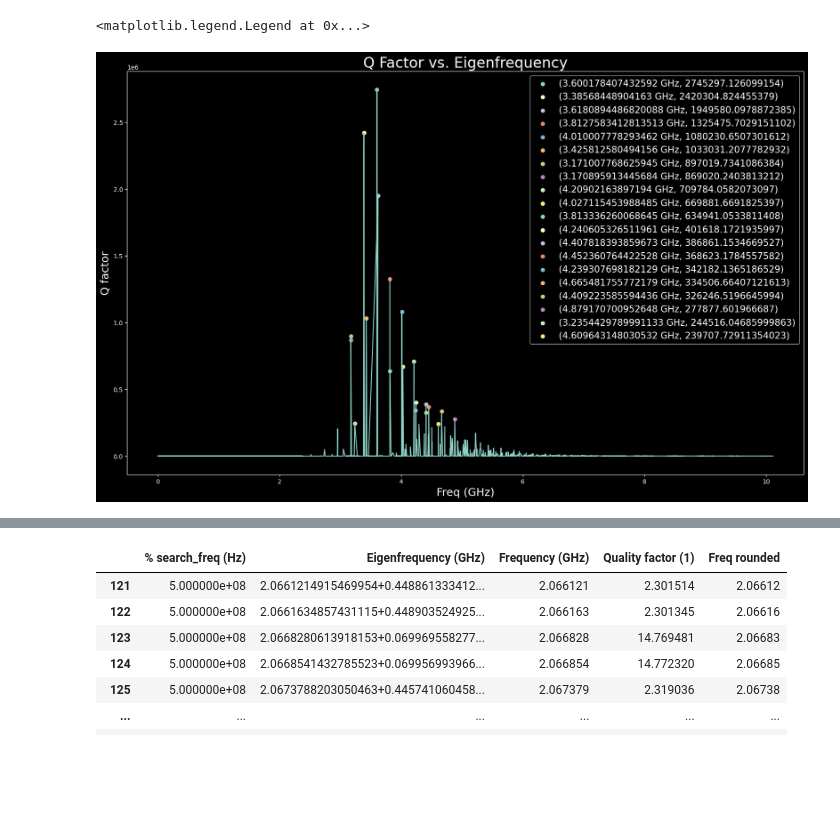
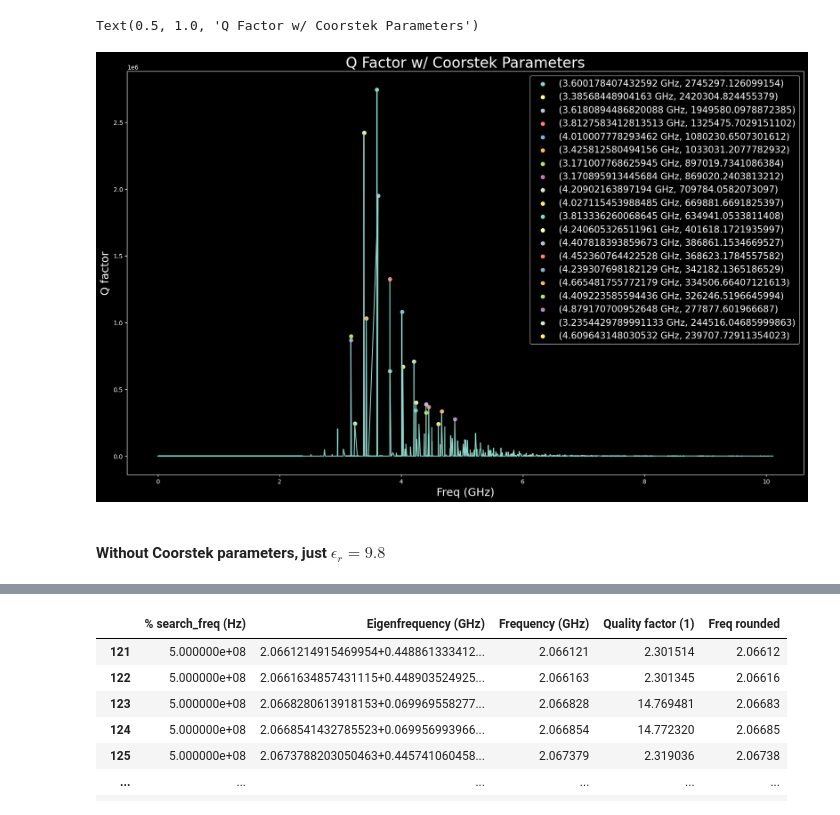
Before and after one commit to leay01/whispering_gallery_MAIN, a Jupyter notebook: whispering_gallery/data_first_look/Quality_factor_2.ipynb, the cells around one changed output, grey strips where cells are left out. Drawn from its saved outputs; the diff is of its cells as text; code cells hidden in the pictures; blank space fills up the shorter version.

```diff
--- a/whispering_gallery/data_first_look/Quality_factor_2.ipynb
+++ b/whispering_gallery/data_first_look/Quality_factor_2.ipynb
@@ -9,6 +9,6 @@ import matplotlib.pyplot as plt
 plt.style.use('dark_background')
 # plt.rcParams['axes.labelsize'] = 18
 # plt.rcParams['axes.titlesize'] = 24
-# plt.rcParams['legend.fontsize'] = 15
+plt.rcParams['legend.fontsize'] = 10
 
 import VNA_data_read_local as vdr
@@ -38,10 +173,13 @@ def plot_Qvfreq(df):
 # %%
 plt.figure(figsize = (20,12))
 plot_Qvfreq(QfacAll_9p8CT)
 for i in range(len(top_peaks1)):
     plt.scatter(top_peaks1['freqs'].loc[i], top_peaks1['Q'].loc[i],
                 label = f'({top_peaks1["freqs"][i]} GHz, {top_peaks1["Q"][i]})')
 plt.legend()
+plt.title('Q Factor w/ Coorstek Parameters')
 # %% [output]
-<matplotlib.legend.Legend at 0x...>
+Text(0.5, 1.0, 'Q Factor w/ Coorstek Parameters')
-[figure, old version]
+[figure, new version]
+# %% [markdown]
+#### Without Coorstek parameters, just $\epsilon_r = 9.8$
```
Also changed, not shown: parts of 20 cells of this notebook, 5 other files.
